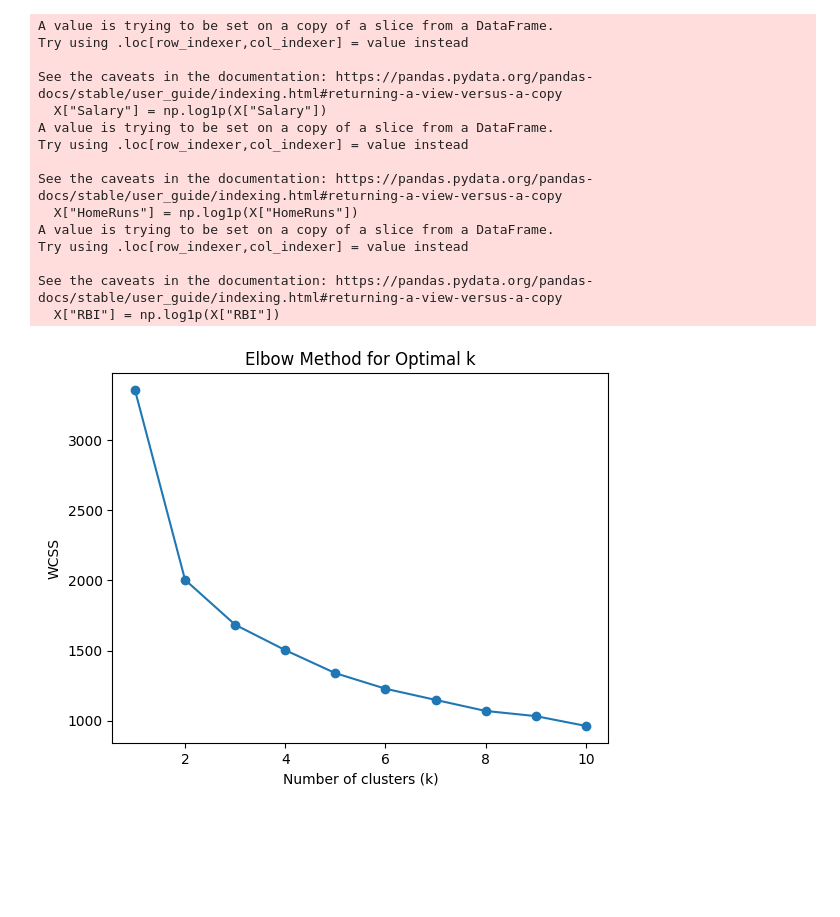
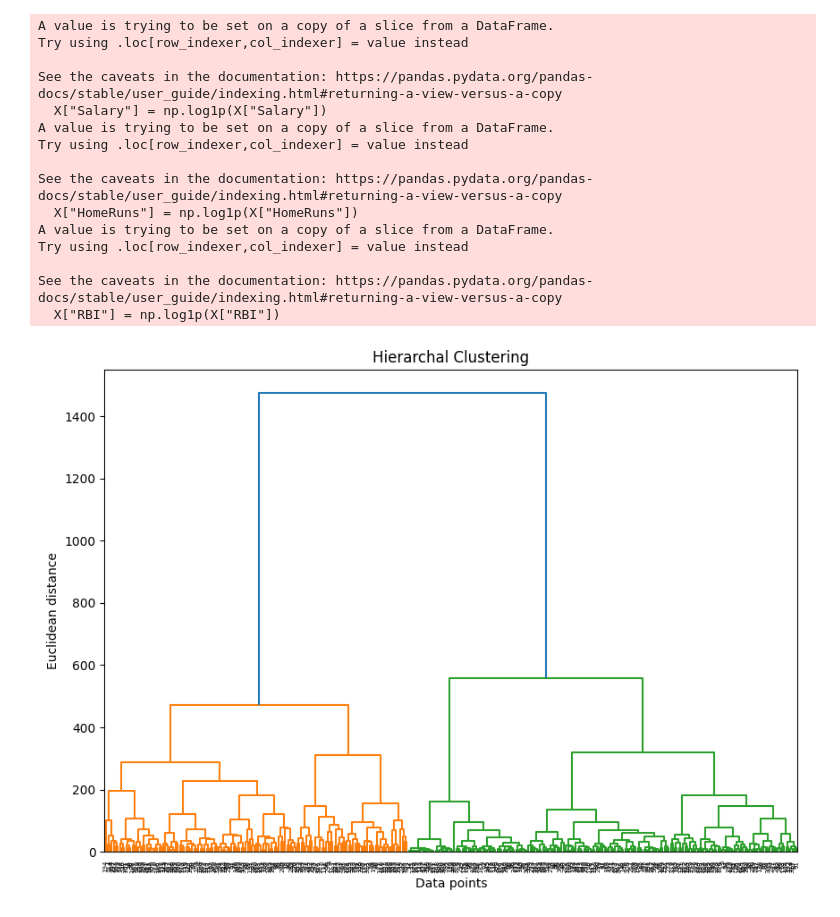
Before and after one commit to harxh1405/100-DAYS-OF-DATA-SCIENCE, a Jupyter notebook: class/kmeansbaseball.ipynb, the cells around one changed output. Saved outputs shown, nothing was run; the diff lists cells and outputs as text; code cells hidden in the pictures; blank space fills up the shorter version.

```diff
--- a/class/kmeansbaseball.ipynb
+++ b/class/kmeansbaseball.ipynb
@@ -70,21 +79,28 @@ from sklearn.preprocessing import StandardScaler
 scaler = StandardScaler()
 X_scaled = scaler.fit_transform(X)
 # %%
-from sklearn.cluster import KMeans
-import matplotlib.pyplot as plt
+# from sklearn.cluster import KMeans
+# import matplotlib.pyplot as plt
 
-wcss = []
+# wcss = []
 
-for k in range(1, 11):
-    kmeans = KMeans(n_clusters=k, random_state=42, n_init=10)
-    kmeans.fit(X_scaled)
-    wcss.append(kmeans.inertia_)
+# for k in range(1, 11):
+#     kmeans = KMeans(n_clusters=k, random_state=42, n_init=10)
+#     kmeans.fit(X_scaled)
+#     wcss.append(kmeans.inertia_)
 
-plt.figure()
-plt.plot(range(1, 11), wcss, marker='o')
-plt.xlabel("Number of clusters (k)")
-plt.ylabel("WCSS")
-plt.title("Elbow Method for Optimal k")
-plt.show()
+# plt.figure()
+# plt.plot(range(1, 11), wcss, marker='o')
+# plt.xlabel("Number of clusters (k)")
+# plt.ylabel("WCSS")
+# plt.title("Elbow Method for Optimal k")
+# plt.show()
-# %% [output]
-[figure, removed]
+# %%
+plt.figure(figsize=(10,7))
+plt.title("Hierarchal Clustering")
+dendrogram(linkage(X, method='ward'))
+plt.xlabel("Data points")
+plt.ylabel("Euclidean distance")
+plt.show()
+# %% [output]
+[figure, added]
```
Also changed, not shown: parts of 10 cells of this notebook, 1 other file.
